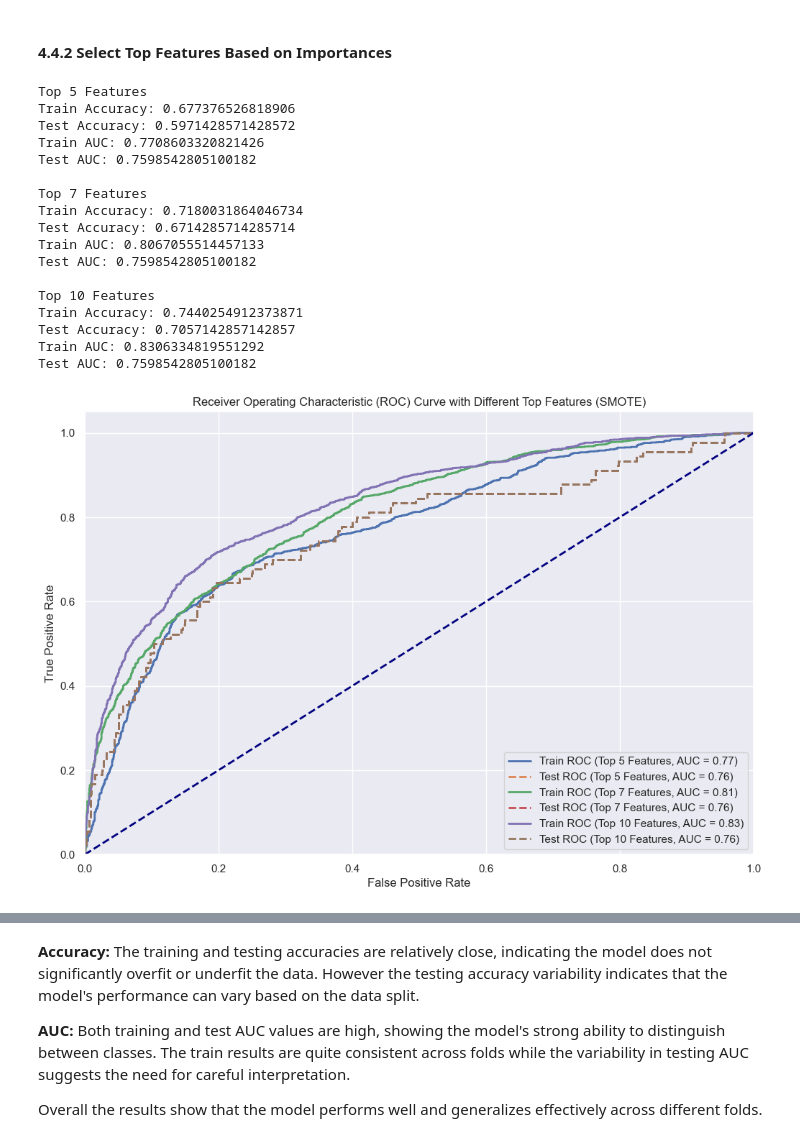
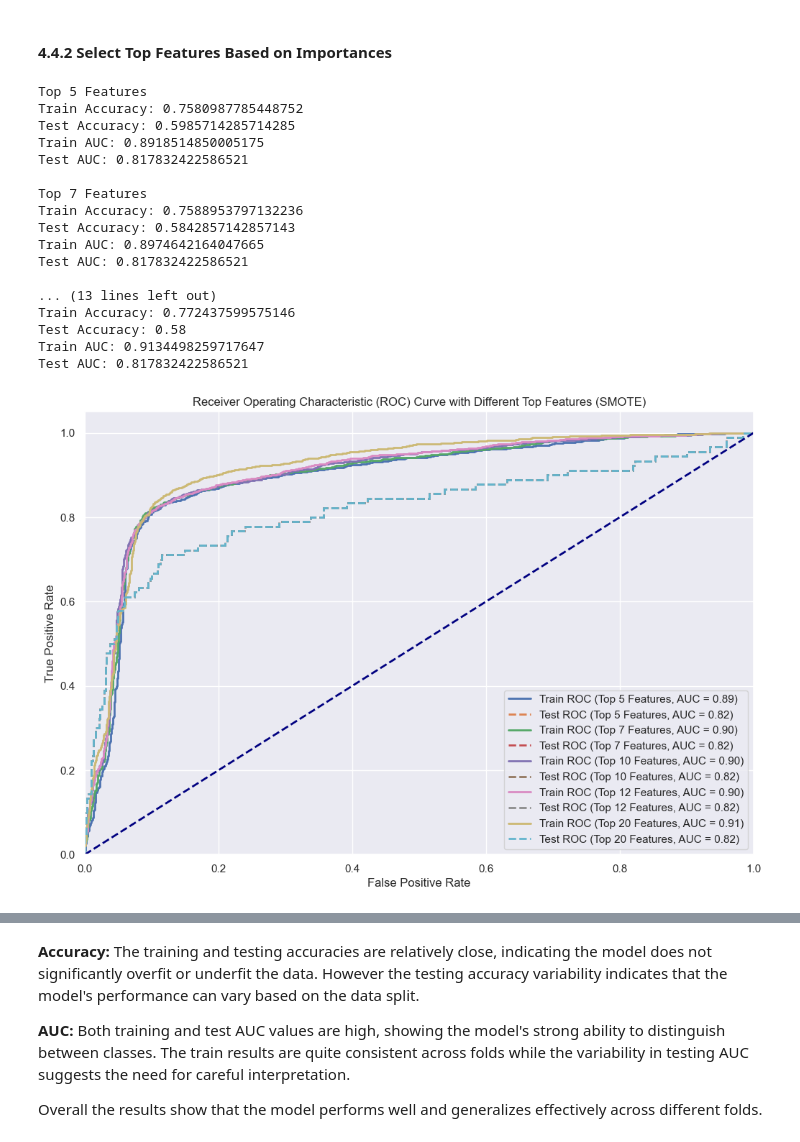
Before and after one commit to WambuiMunene/Phase-3-Project, a Jupyter notebook: index.ipynb, the cells around one changed output, grey strips where cells are left out. Drawn from its saved outputs; the diff is of its cells as text; code cells hidden in the pictures.

```diff
--- a/index.ipynb
+++ b/index.ipynb
@@ -617,15 +555,16 @@ data1
 col_to_drop = ['NumberVmailMessages', 'TotalDayCharge', 'TotalEveCharge', 'TotalNightCharge', 'TotalIntlCharge']
 
 # Drop the columns from the DataFrame
-data1 = data1.drop(columns=col_to_drop)
+corr_df = corr_matrix_columns.drop(columns=col_to_drop)
 
 # Print the remaining columns in the DataFrame
-print(data1.columns)
+print(corr_df.columns)
 
-# Confirm multicollinearity has been eliminated
+# Confirm multicollinearity as been eliminated
+
 
 # Calculate the correlation matrix
-corr_matrix1 = data1.corr().round(2)
+corr_matrix1 = corr_df.corr().round(2)
 
 plt.figure(figsize=(15, 8))
 sns.heatmap(corr_matrix1, annot=True, cmap='coolwarm')
@@ -642,0 +584,22 @@ We no longer have features that are highly correlated and we can proceed to crea
+# %%
+from sklearn.preprocessing import StandardScaler
+from sklearn.model_selection import train_test_split
+
+# Split data1 into X an y
+y = data1['Churn']
+X = data1.drop(columns=['Churn','NumberVmailMessages', 'TotalDayCharge', 'TotalEveCharge', 'TotalNightCharge',
+                        'TotalIntlCharge'],axis=1)
+
+# Split the data into a training and a test set
+X_train, X_test, y_train, y_test = train_test_split(X, y, test_size=0.25, random_state=42)
+
+# Intitialize the StandardScaler
+scaler = StandardScaler()
+# Fit the scaler on the training data and transform both the training and test data
+X_train_standardized = scaler.fit_transform(X_train)
+X_test_standardized = scaler.transform(X_test)
+
+# Retain feature names and concert back to DataFrame
+
+X_train = pd.DataFrame(X_train_standardized, columns=X_train.columns)
+X_test = pd.DataFrame(X_test_standardized,columns=X_test.columns)
@@ -752,7 +754,7 @@ Name: count, dtype: int64
 # Train logistic regression model on oversampled data
 
 # Fit to training data
-base_log_model = logreg.fit(X_train_resampled,y_train_resampled)
+smote_log_model = logreg.fit(X_train_resampled,y_train_resampled)
 
 # Predict on train and test sets
 y_hat_train = logreg.predict(X_train_resampled)
@@ -854,7 +870,7 @@ importance_df
 # %% [markdown]
 #### 4.4.2 Select Top Features Based on Importances
 # %%
-top_features_list = [5, 7,10]
+top_features_list = [5, 7,10,12,20]
 
 # Define a function to evaluate models with different top features
 def evaluate_model_with_top_features(top_features_count):
@@ -901,44 +917,44 @@ def evaluate_model_with_top_features(top_features_count):
 # Evaluate models
 results = [evaluate_model_with_top_features(n) for n in top_features_list]
 
 # Print results
 for result in results:
     print(f"Top {result['top_features']} Features")
     print(f"Train Accuracy: {result['train_accuracy']}")
     print(f"Test Accuracy: {result['test_accuracy']}")
     print(f"Train AUC: {result['train_auc']}")
     print(f"Test AUC: {result['test_auc']}\n")
 
 # Plot ROC Curves
 plt.figure(figsize=(12, 8))
 for result in results:
     plt.plot(result['train_fpr'], result['train_tpr'], lw=2, label=f"Train ROC (Top {result['top_features']} Features, AUC = {result['train_auc']:.2f})")
     plt.plot(result['test_fpr'], result['test_tpr'], lw=2, linestyle='--', label=f"Test ROC (Top {result['top_features']} Features, AUC = {result['test_auc']:.2f})")
 
 plt.plot([0, 1], [0, 1], color='navy', lw=2, linestyle='--')
 plt.xlim([0.0, 1.0])
 plt.ylim([0.0, 1.05])
 plt.xlabel('False Positive Rate')
 plt.ylabel('True Positive Rate')
 plt.title('Receiver Operating Characteristic (ROC) Curve with Different Top Features (SMOTE)')
 plt.legend(loc='lower right')
 plt.show()
 # %% [output]
 Top 5 Features
-Train Accuracy: 0.677376526818906
-Test Accuracy: 0.5971428571428572
-Train AUC: 0.7708603320821426
-Test AUC: 0.7598542805100182
+Train Accuracy: 0.7580987785448752
+Test Accuracy: 0.5985714285714285
+Train AUC: 0.8918514850005175
+Test AUC: 0.817832422586521
 
 Top 7 Features
-Train Accuracy: 0.7180031864046734
-Test Accuracy: 0.6714285714285714
-Train AUC: 0.8067055514457133
-Test AUC: 0.7598542805100182
+Train Accuracy: 0.7588953797132236
+Test Accuracy: 0.5842857142857143
+Train AUC: 0.8974642164047665
+Test AUC: 0.817832422586521
 
-Top 10 Features
-Train Accuracy: 0.7440254912373871
-Test Accuracy: 0.7057142857142857
-Train AUC: 0.8306334819551292
-Test AUC: 0.7598542805100182
+... (13 lines left out)
+Train Accuracy: 0.772437599575146
+Test Accuracy: 0.58
+Train AUC: 0.9134498259717647
+Test AUC: 0.817832422586521
-[figure, old version]
+[figure, new version]
```
Also changed, not shown: parts of 55 cells of this notebook, 1 other file.
